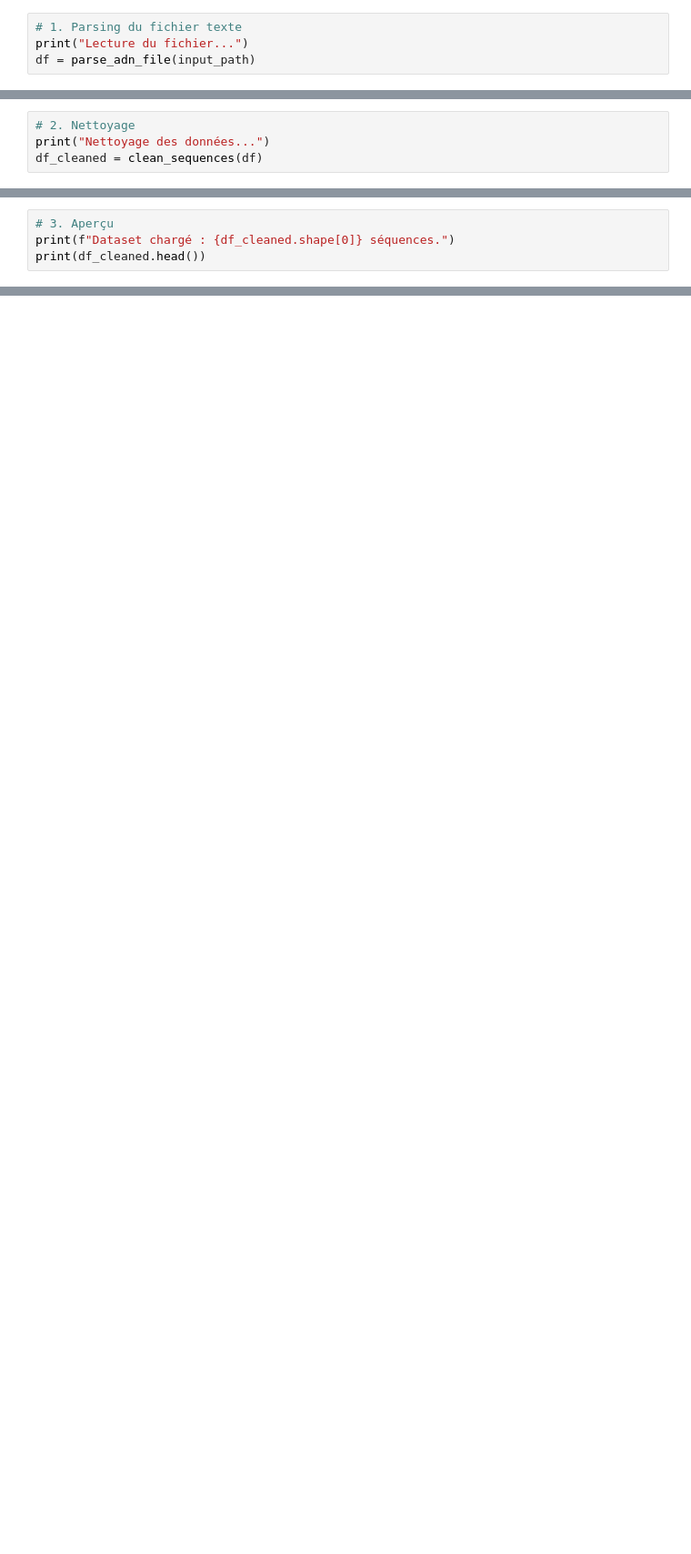
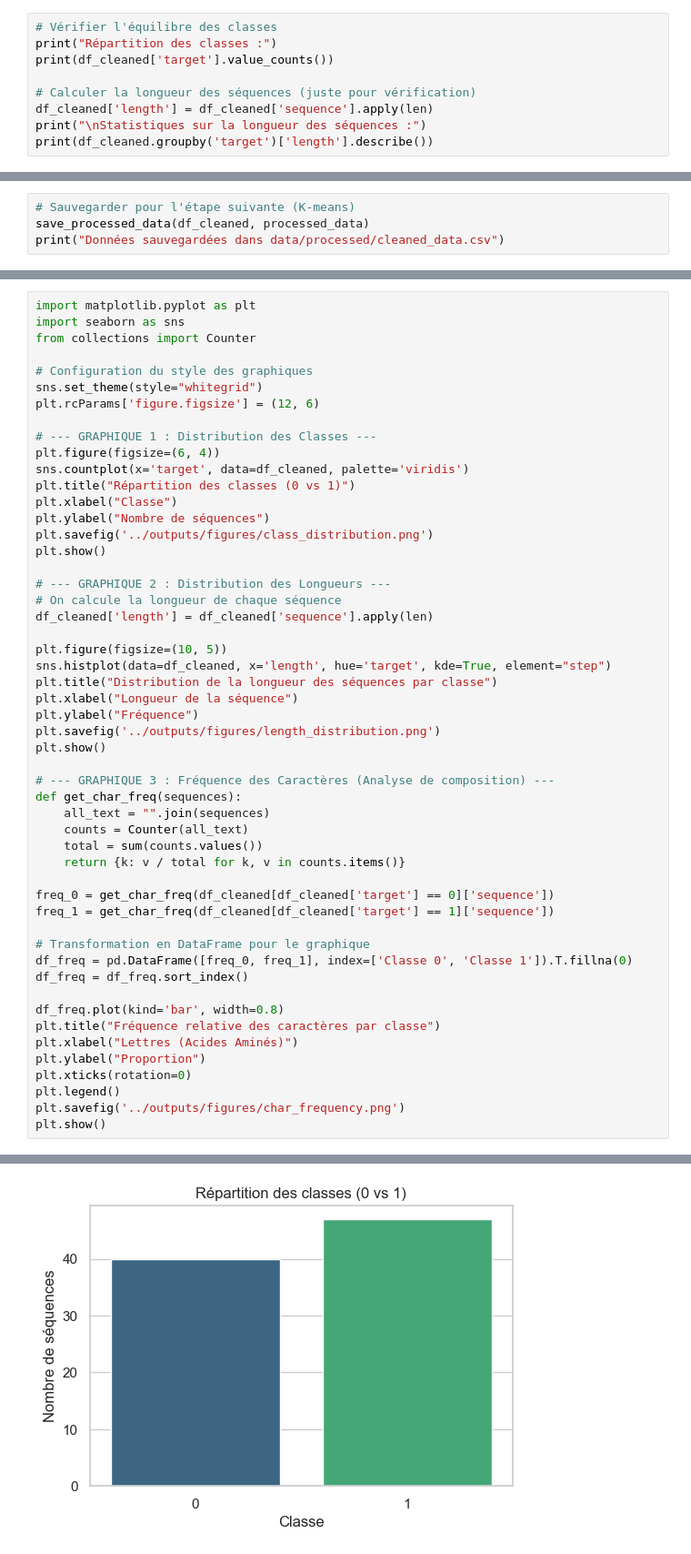
Before and after one commit to omaymajabri-2003/project_bio_informatique, a Jupyter notebook: notebooks/02_preprocessing.ipynb, the cells around one changed output, grey strips where cells are left out. Shown at 91% size. Saved outputs shown, nothing was run; the diff lists cells and outputs as text; blank space fills up the shorter version.

```diff
--- a/notebooks/02_preprocessing.ipynb
+++ b/notebooks/02_preprocessing.ipynb
@@ -15,5 +33,10 @@ output_path = '../data/raw/adn_dataset.csv'
 # %%
-# 1. Parsing du fichier texte
-print("Lecture du fichier...")
-df = parse_adn_file(input_path)
+# Vérifier l'équilibre des classes
+print("Répartition des classes :")
+print(df_cleaned['target'].value_counts())
+
+# Calculer la longueur des séquences (juste pour vérification)
+df_cleaned['length'] = df_cleaned['sequence'].apply(len)
+print("\nStatistiques sur la longueur des séquences :")
+print(df_cleaned.groupby('target')['length'].describe())
 # %% [output]
@@ -21,5 +54,5 @@ Lecture du fichier...
 # %%
-# 2. Nettoyage
-print("Nettoyage des données...")
-df_cleaned = clean_sequences(df)
+# Sauvegarder pour l'étape suivante (K-means)
+save_processed_data(df_cleaned, processed_data)
+print("Données sauvegardées dans data/processed/cleaned_data.csv")
 # %% [output]
@@ -27,5 +60,53 @@ Nettoyage des données...
 # %%
-# 3. Aperçu
-print(f"Dataset chargé : {df_cleaned.shape[0]} séquences.")
-print(df_cleaned.head())
+import matplotlib.pyplot as plt
+import seaborn as sns
+from collections import Counter
+
+# Configuration du style des graphiques
+sns.set_theme(style="whitegrid")
+plt.rcParams['figure.figsize'] = (12, 6)
+
+# --- GRAPHIQUE 1 : Distribution des Classes ---
+plt.figure(figsize=(6, 4))
+sns.countplot(x='target', data=df_cleaned, palette='viridis')
+plt.title("Répartition des classes (0 vs 1)")
+plt.xlabel("Classe")
+plt.ylabel("Nombre de séquences")
+plt.savefig('../outputs/figures/class_distribution.png')
+plt.show()
+
+# --- GRAPHIQUE 2 : Distribution des Longueurs ---
+# On calcule la longueur de chaque séquence
+df_cleaned['length'] = df_cleaned['sequence'].apply(len)
+
+plt.figure(figsize=(10, 5))
+sns.histplot(data=df_cleaned, x='length', hue='target', kde=True, element="step")
+plt.title("Distribution de la longueur des séquences par classe")
+plt.xlabel("Longueur de la séquence")
+plt.ylabel("Fréquence")
+plt.savefig('../outputs/figures/length_distribution.png')
+plt.show()
+
+# --- GRAPHIQUE 3 : Fréquence des Caractères (Analyse de composition) ---
+def get_char_freq(sequences):
+    all_text = "".join(sequences)
+    counts = Counter(all_text)
+    total = sum(counts.values())
+    return {k: v / total for k, v in counts.items()}
+
+freq_0 = get_char_freq(df_cleaned[df_cleaned['target'] == 0]['sequence'])
+freq_1 = get_char_freq(df_cleaned[df_cleaned['target'] == 1]['sequence'])
+
+# Transformation en DataFrame pour le graphique
+df_freq = pd.DataFrame([freq_0, freq_1], index=['Classe 0', 'Classe 1']).T.fillna(0)
+df_freq = df_freq.sort_index()
+
+df_freq.plot(kind='bar', width=0.8)
+plt.title("Fréquence relative des caractères par classe")
+plt.xlabel("Lettres (Acides Aminés)")
+plt.ylabel("Proportion")
+plt.xticks(rotation=0)
+plt.legend()
+plt.savefig('../outputs/figures/char_frequency.png')
+plt.show()
 # %% [output]
@@ -38,0 +116 @@ Dataset chargé : 87 séquences.
+[figure, added]
```
Also changed, not shown: parts of 6 cells of this notebook, 34 other files.
